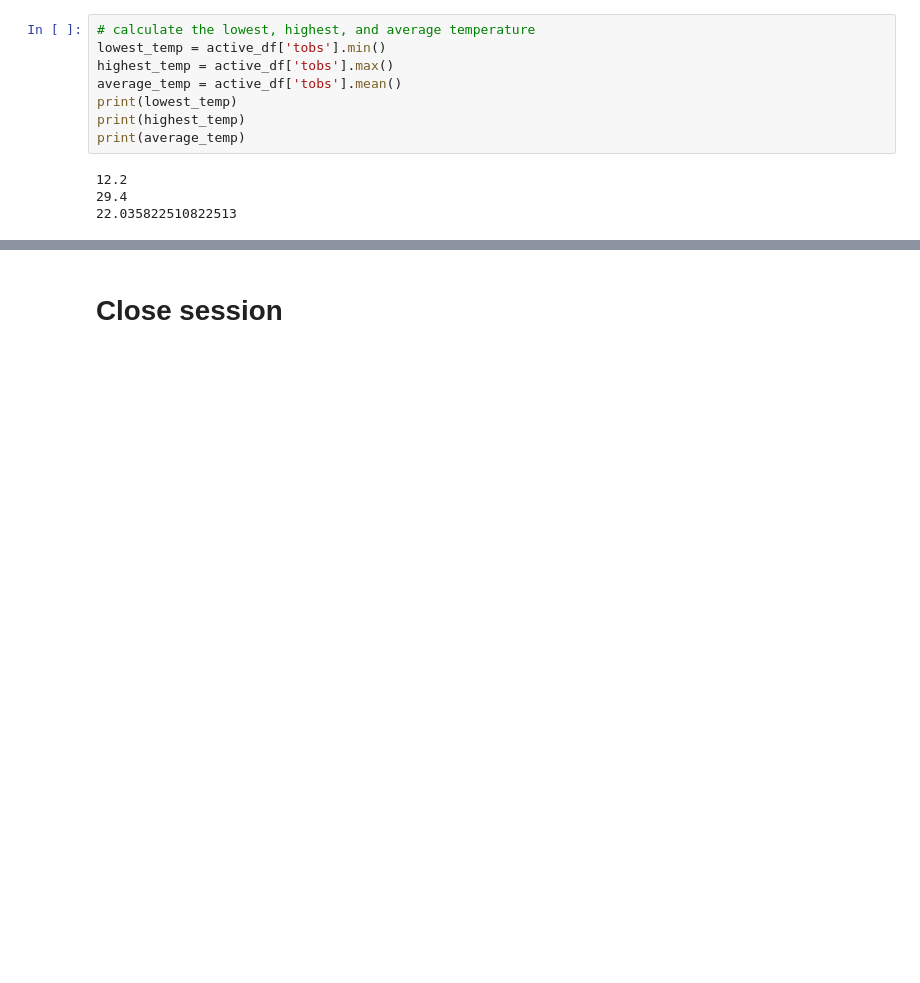
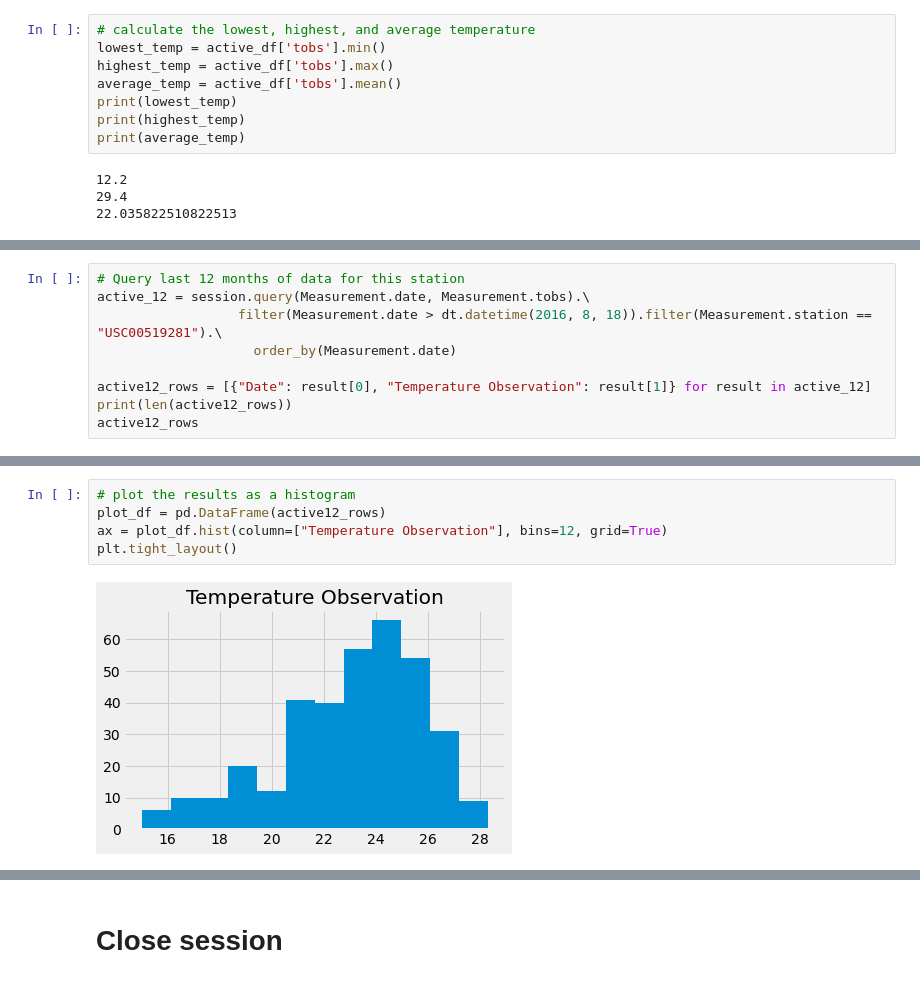
Before and after one commit to Borruu/sqlalchemy-climate-api, a Jupyter notebook: SurfsUp/climate_starter.ipynb, the cells around one changed output, grey strips where cells are left out. Drawn from its saved outputs; the diff is of its cells as text; blank space fills up the shorter version.

Commit message:
complete station analysis

```diff
--- a/SurfsUp/climate_starter.ipynb
+++ b/SurfsUp/climate_starter.ipynb
@@ -297,0 +332,9 @@ print(average_temp)
+# %%
+# Query last 12 months of data for this station
+active_12 = session.query(Measurement.date, Measurement.tobs).\
+                  filter(Measurement.date > dt.datetime(2016, 8, 18)).filter(Measurement.station == "USC00519281").\
+                    order_by(Measurement.date)
+
+active12_rows = [{"Date": result[0], "Temperature Observation": result[1]} for result in active_12]
+print(len(active12_rows))
+active12_rows
@@ -297,0 +360,7 @@ print(average_temp)
+# %%
+# plot the results as a histogram
+plot_df = pd.DataFrame(active12_rows)
+ax = plot_df.hist(column=["Temperature Observation"], bins=12, grid=True)
+plt.tight_layout()
+# %% [output]
+[figure, added]
```
Also changed, not shown: parts of 14 cells of this notebook.
